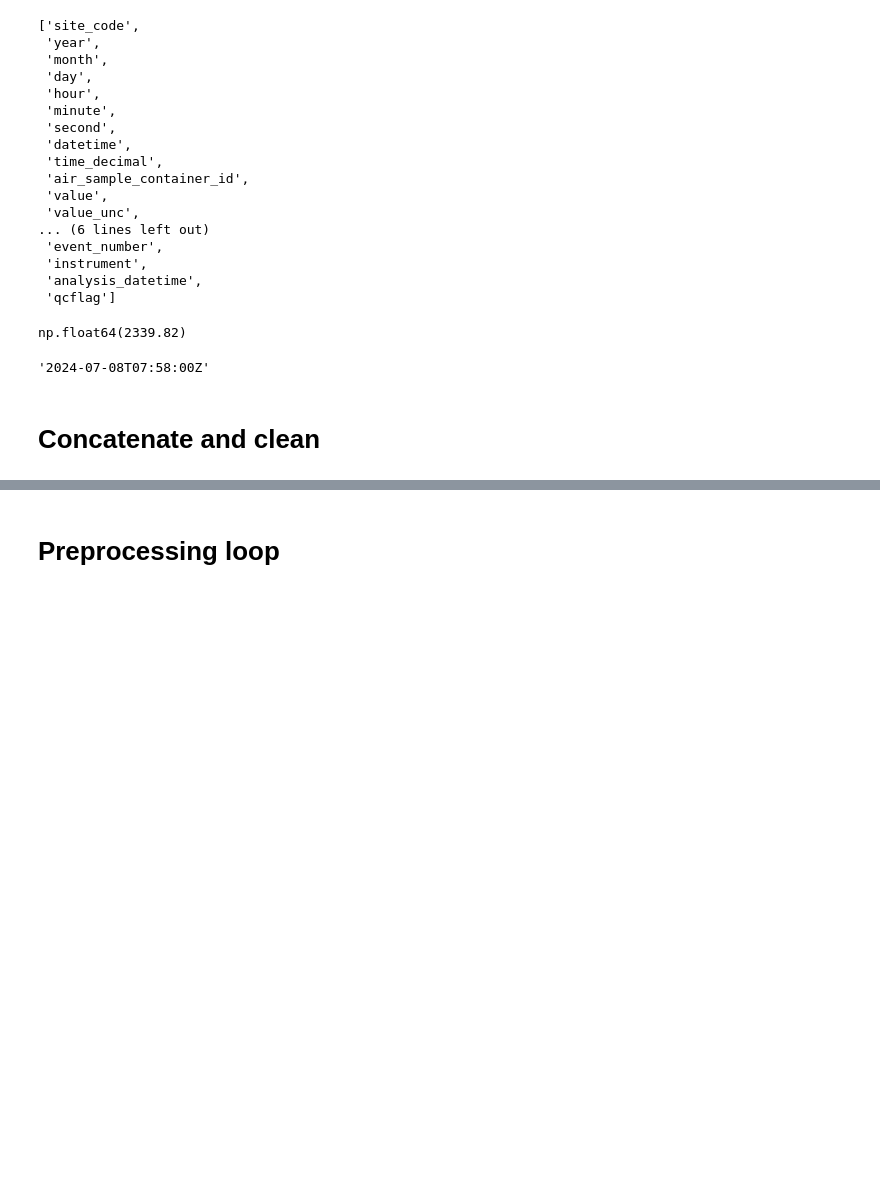
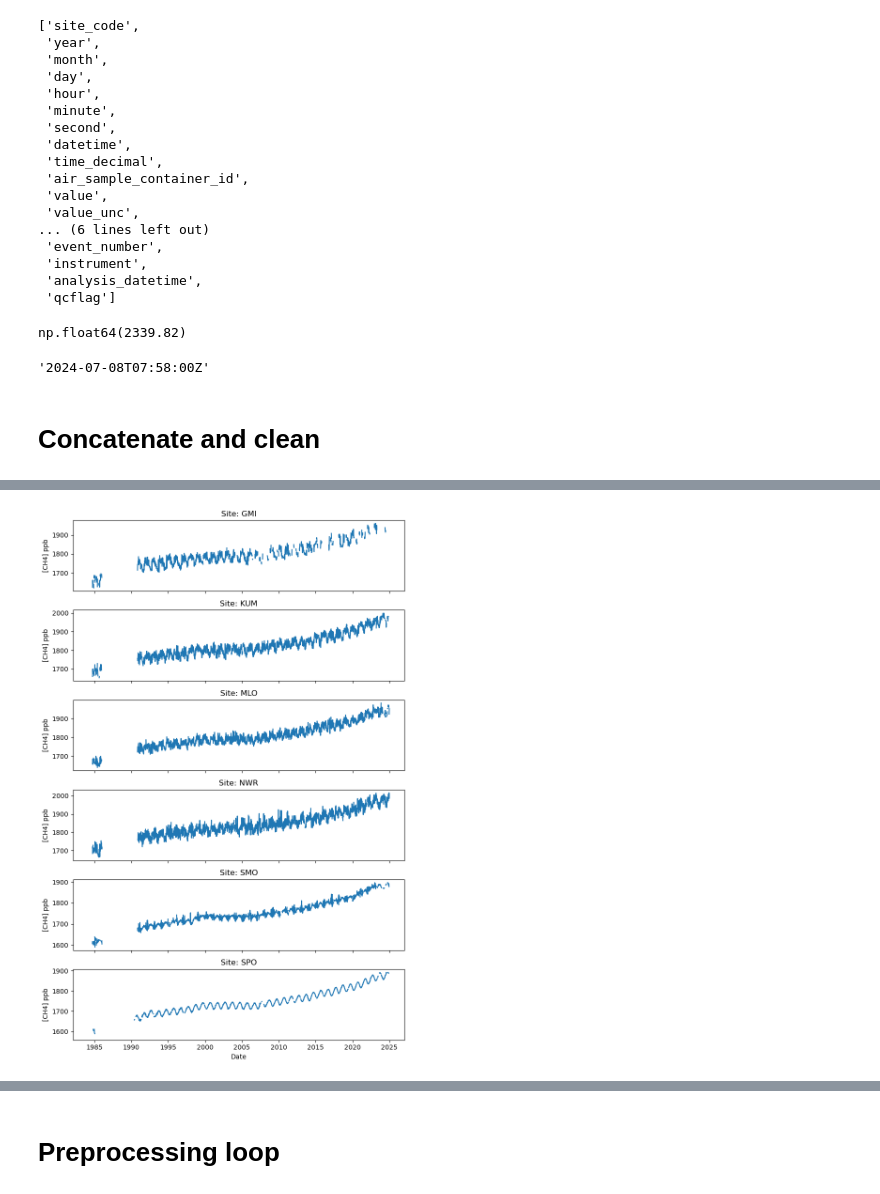
Before and after one commit to apl888/greenhouse-gas-forecasting, a Jupyter notebook: notebooks/lag7_exp.ipynb, the cells around one changed output, grey strips where cells are left out. Drawn from its saved outputs; the diff is of its cells as text; code cells hidden in the pictures; blank space fills up the shorter version.

```diff
--- a/notebooks/lag7_exp.ipynb
+++ b/notebooks/lag7_exp.ipynb
@@ -298,0 +377,19 @@ SPO        1566  1739.39
+# %%
+# plot cleaned data
+
+fig, axes = plt.subplots(6,1, figsize = (8, 12), sharex=True)
+
+for i, (site_code, group) in enumerate(df_weekly.groupby('site_code')):
+    if i >= 6:
+        break
+
+    axes[i].plot(group['date'], group['ch4'])
+    axes[i].set_title(f"Site: {site_code}")
+    axes[i].set_ylabel("[CH4] ppb")
+
+# apply global x axis label
+axes[-1].set_xlabel("Date")
+plt.tight_layout()
+plt.show()
+# %% [output]
+[figure, added]
```
Also changed, not shown: parts of 18 cells of this notebook, 1 other file.
